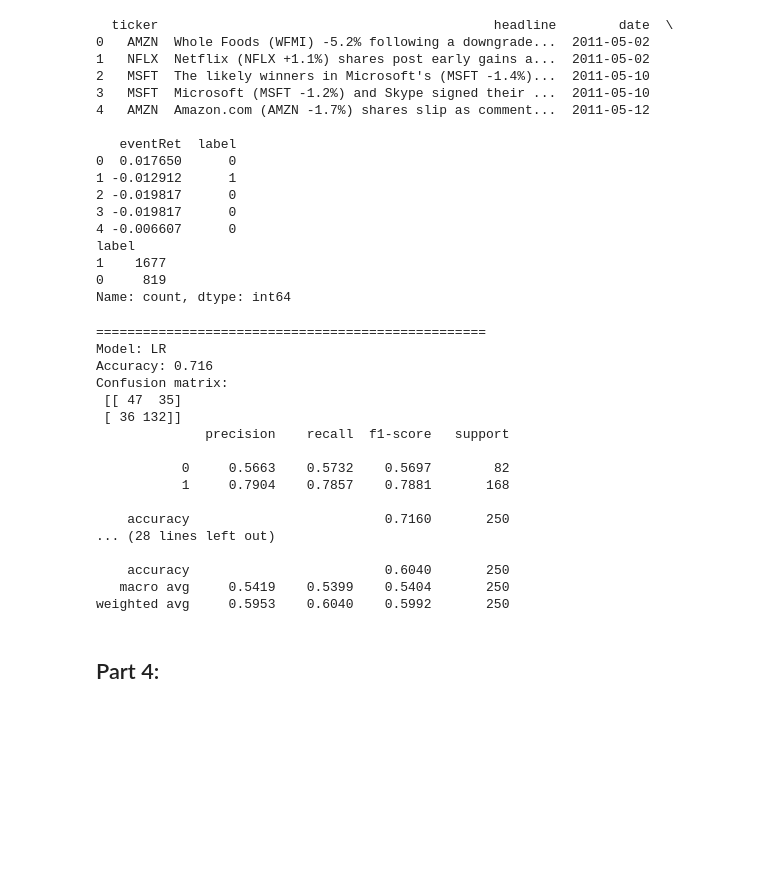
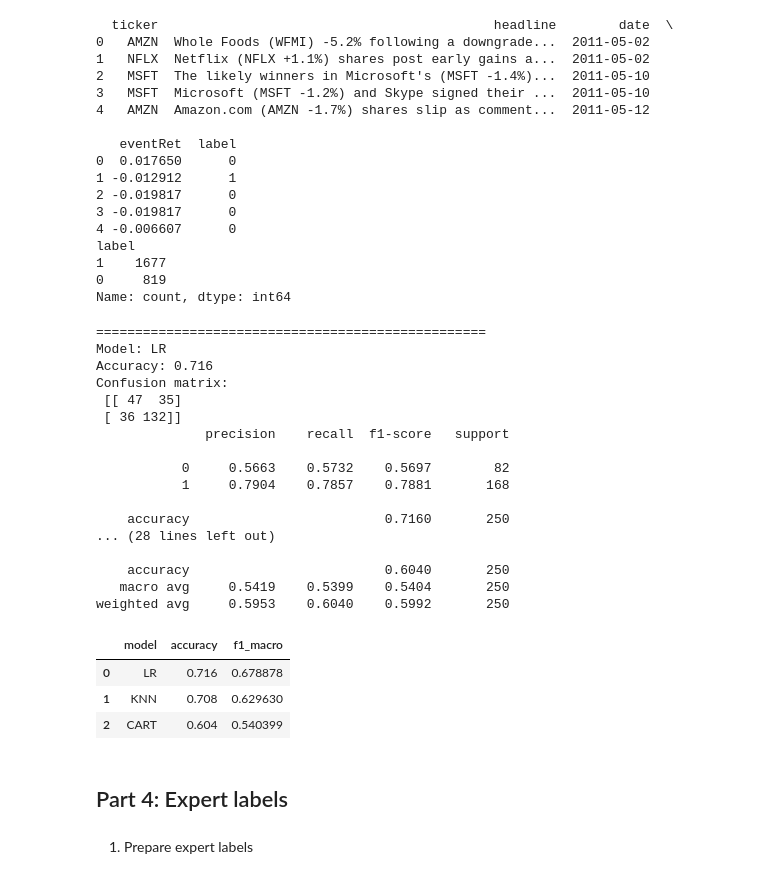
Before and after one commit to Jeandeng47/earnings-alpha, a Jupyter notebook: notebooks/final.ipynb, the cells around one changed output. Cells and saved outputs as stored; diff of their text form; code cells hidden in the pictures; blank space fills up the shorter version.

```diff
--- a/notebooks/final.ipynb
+++ b/notebooks/final.ipynb
@@ -353,12 +353,12 @@ X_test_vec  = tfidf.transform(X_test)
 models = [
     ("LR", LogisticRegression(
         max_iter=1000,
-        n_jobs=-1,
+        n_jobs=1,
         class_weight="balanced"
     )),
     ("KNN", KNeighborsClassifier(
         n_neighbors=5,            # k = 5
-        n_jobs=-1
+        n_jobs=1
     )),
     ("CART", DecisionTreeClassifier(
         max_depth=None,
@@ -367,32 +367,51 @@ models = [
     )),
 ]
 
+results = []
 for name, clf in models:
     print("=" * 50)
     print(f"Model: {name}")
     clf.fit(X_train_vec, y_train)
     y_pred = clf.predict(X_test_vec)
 
     print("Accuracy:", accuracy_score(y_test, y_pred))
     print("Confusion matrix:\n", confusion_matrix(y_test, y_pred))
     print(classification_report(y_test, y_pred, digits=4))
+
+    acc = accuracy_score(y_test, y_pred)
+    report = classification_report(y_test, y_pred, output_dict=True)
+    f1_macro = report["macro avg"]["f1-score"]
+    results.append({
+        "model": name,
+        "accuracy": acc,
+        "f1_macro": f1_macro
+    })
+
+results_df = pd.DataFrame(results)
+results_df
 # %% [output]
 ==================================================
 Model: LR
 Accuracy: 0.716
 Confusion matrix:
  [[ 47  35]
  [ 36 132]]
               precision    recall  f1-score   support
 
            0     0.5663    0.5732    0.5697        82
            1     0.7904    0.7857    0.7881       168
 
     accuracy                         0.7160       250
 ... (28 lines left out)
 
     accuracy                         0.6040       250
    macro avg     0.5419    0.5399    0.5404       250
 weighted avg     0.5953    0.6040    0.5992       250
+|  | model | accuracy | f1_macro |
+| 0 | LR | 0.716 | 0.678878 |
+| 1 | KNN | 0.708 | 0.629630 |
+| 2 | CART | 0.604 | 0.540399 |
 # %% [markdown]
-## Part 4:
+## Part 4: Expert labels
+# %% [markdown]
+1. Prepare expert labels
```
Also changed, not shown: parts of 5 cells of this notebook, 1 other file.
